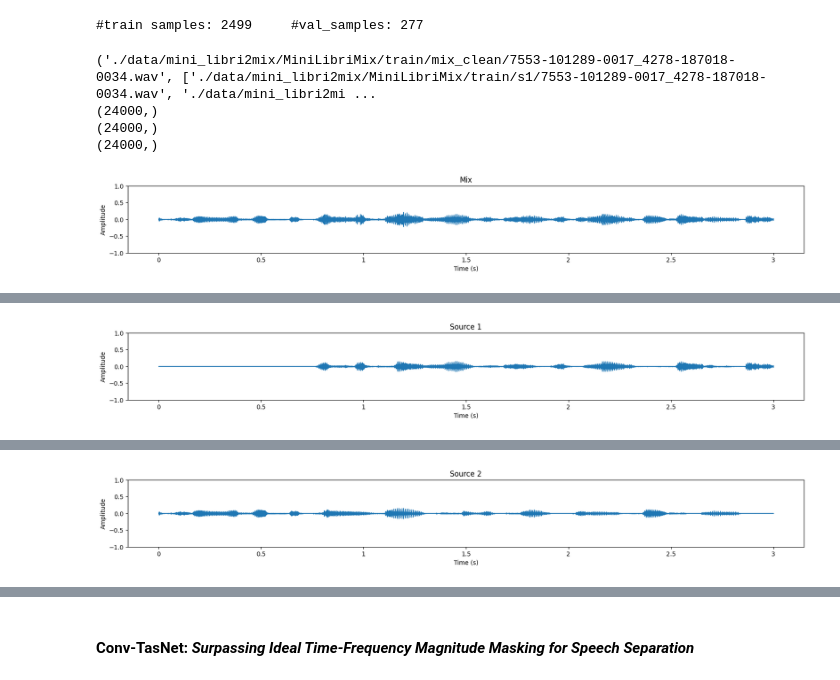
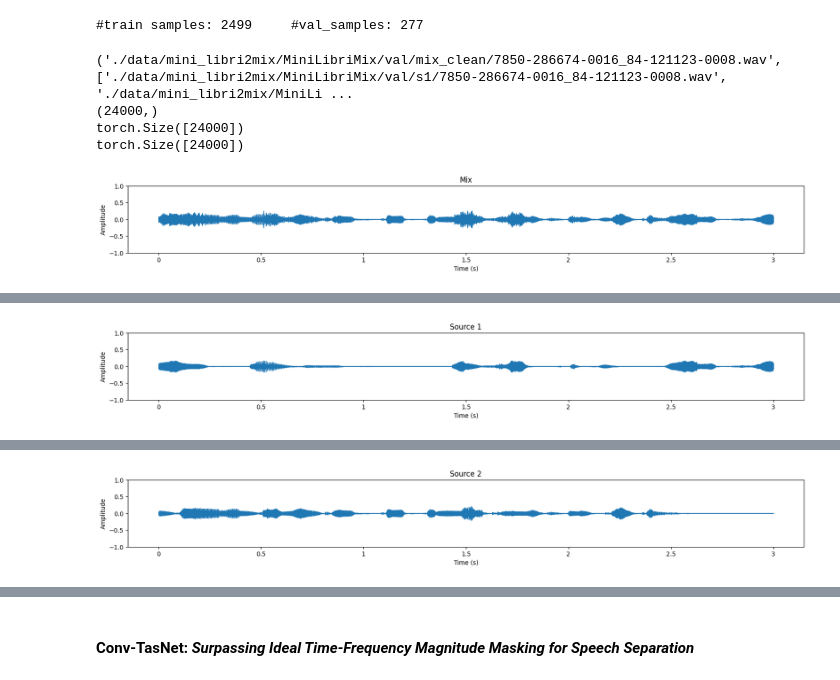
Before and after one commit to Vladimirescu/BIOSINF_IA2, a Jupyter notebook: L3/speaker_separation.ipynb, the cells around one changed output, grey strips where cells are left out. Cells and saved outputs as stored; diff of their text form; code cells hidden in the pictures.

Commit message:
Added L3 training and testing

```diff
--- a/L3/speaker_separation.ipynb
+++ b/L3/speaker_separation.ipynb
@@ -46,6 +46,7 @@ if not os.path.exists("./data/mini_libri2mix"):
 # %% [markdown]
 We'll need a class that can access the MiniLibriMix dataset files and segment each to a given `segment_length`, passed as an argument. We need a dataset that would return segments of a specified `segment_length` (in seconds) of the form `(mixture, *sources)`.
 # %%
+import torch
 import torch.nn as nn
 from torch.utils.data import Dataset, DataLoader
 import os
@@ -129,7 +130,7 @@ class LibriMixDataset(Dataset):
             source = source[start: end]
             sources.append(source)
 
-        return mix, sources
+        return mix, torch.FloatTensor(np.array(sources))
 
     def listen_samples(self, key):
         """
@@ -204,26 +205,26 @@ print(f"#train samples: {len(train_ds)} \t #val_samples: {len(val_ds)}")
 # %%
 import numpy as np
 
 i = np.random.randint(0, len(val_ds))
 
 print(val_ds._get_metadata(i))
 
-mix, sources = train_ds[i]
+mix, sources = val_ds[i]
 print(mix.shape)
 for s in sources:
     print(s.shape)
 
-train_ds.listen_samples(i)
+val_ds.listen_samples(i)
 # %% [output]
-('./data/mini_libri2mix/MiniLibriMix/train/mix_clean/7553-101289-0017_4278-187018-0034.wav', ['./data/mini_libri2mix/MiniLibriMix/train/s1/7553-101289-0017_4278-187018-0034.wav', './data/mini_libri2mi ...
+('./data/mini_libri2mix/MiniLibriMix/val/mix_clean/7850-286674-0016_84-121123-0008.wav', ['./data/mini_libri2mix/MiniLibriMix/val/s1/7850-286674-0016_84-121123-0008.wav', './data/mini_libri2mix/MiniLi ...
 (24000,)
-(24000,)
-(24000,)
+torch.Size([24000])
+torch.Size([24000])
-[figure, old version]
+[figure, new version]
 [interactive output not drawn]
-[figure, old version]
+[figure, new version]
 [interactive output not drawn]
-[figure, old version]
+[figure, new version]
 [interactive output not drawn]
 # %% [markdown]
 #### Conv-TasNet: *Surpassing Ideal Time-Frequency Magnitude Masking for Speech Separation*
```
Also changed, not shown: parts of 15 cells of this notebook, 2 other files.
